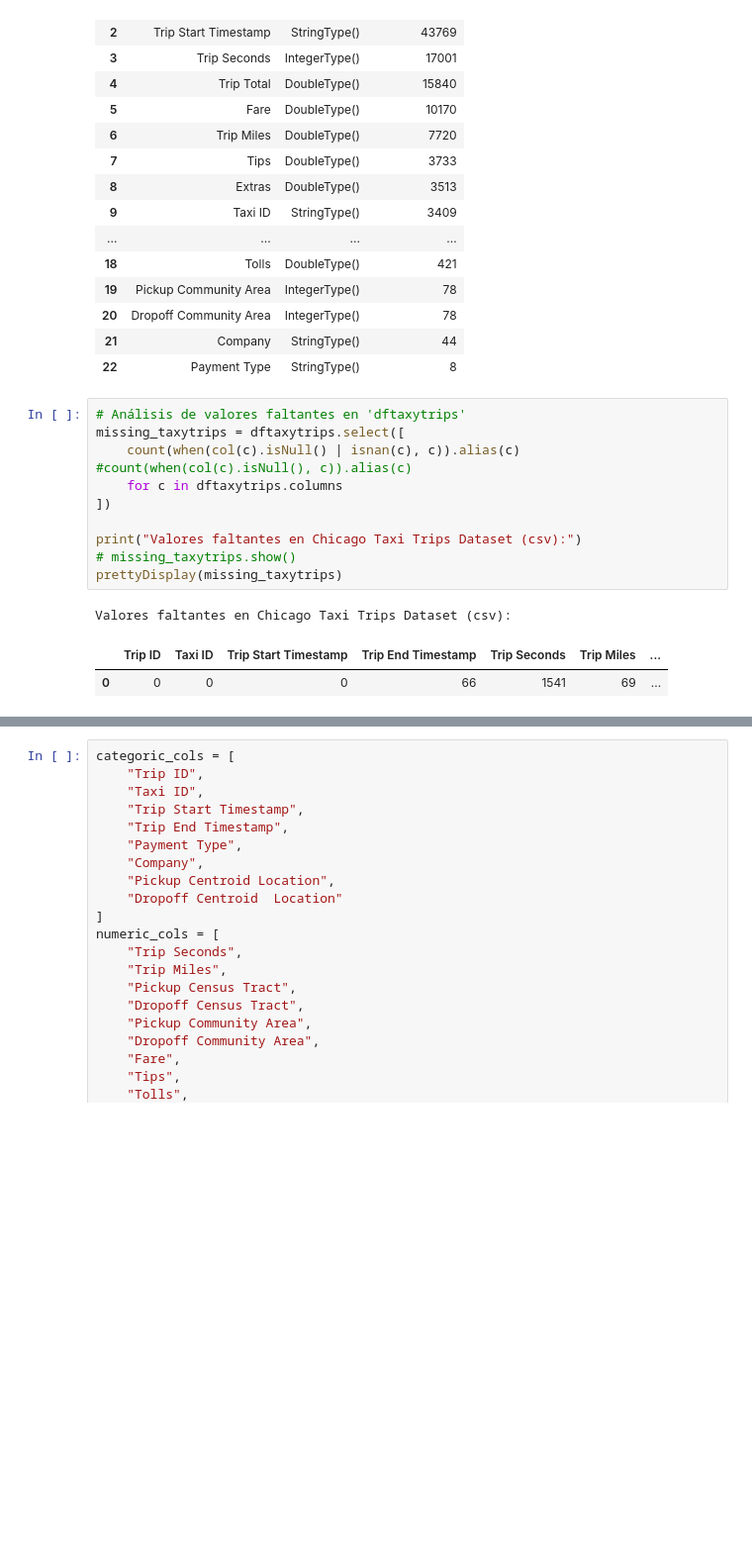
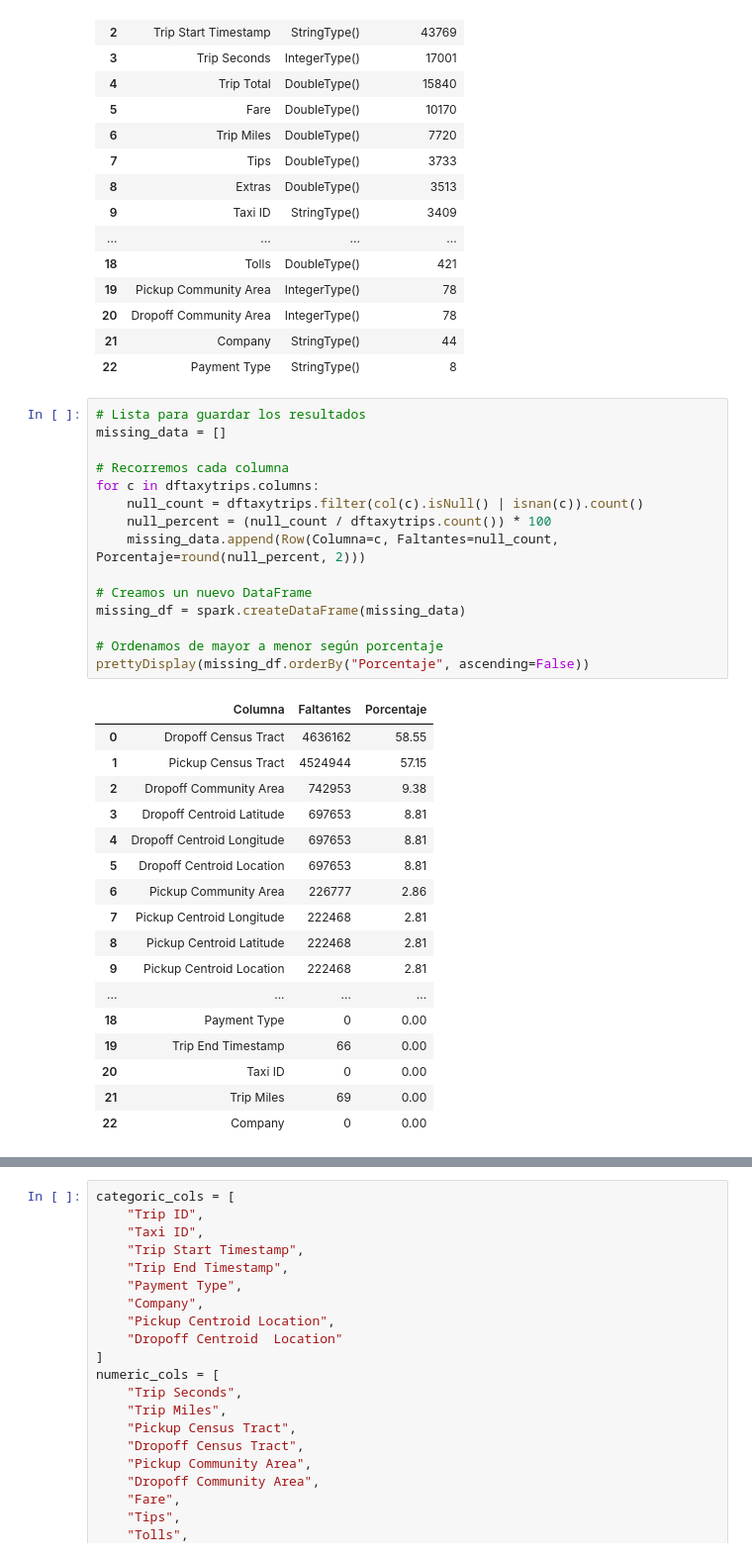
Before and after one commit to Dustec/BigData-Team26, a Jupyter notebook: Notebook.ipynb, the cells around one changed output, grey strips where cells are left out. Shown at 99% size. Cells and saved outputs as stored; diff of their text form; blank space fills up the shorter version.

```diff
--- a/Notebook.ipynb
+++ b/Notebook.ipynb
@@ -170,17 +175,36 @@ prettyDisplay(unique_df.orderBy("ValoresUnicos", ascending=False))
 | 20 | Dropoff Community Area | IntegerType() | 78 |
 | 21 | Company | StringType() | 44 |
 | 22 | Payment Type | StringType() | 8 |
-# %%
-# Análisis de valores faltantes en 'dftaxytrips'
-missing_taxytrips = dftaxytrips.select([
-    count(when(col(c).isNull() | isnan(c), c)).alias(c) #count(when(col(c).isNull(), c)).alias(c)
-    for c in dftaxytrips.columns
-])
-
-print("Valores faltantes en Chicago Taxi Trips Dataset (csv):")
-# missing_taxytrips.show()
-prettyDisplay(missing_taxytrips)
-# %% [output]
-Valores faltantes en Chicago Taxi Trips Dataset (csv):
-|  | Trip ID | Taxi ID | Trip Start Timestamp | Trip End Timestamp | Trip Seconds | Trip Miles | ... |
-| 0 | 0 | 0 | 0 | 66 | 1541 | 69 | ... |
+# %%
+# Lista para guardar los resultados
+missing_data = []
+
+# Recorremos cada columna
+for c in dftaxytrips.columns:
+    null_count = dftaxytrips.filter(col(c).isNull() | isnan(c)).count()
+    null_percent = (null_count / dftaxytrips.count()) * 100
+    missing_data.append(Row(Columna=c, Faltantes=null_count, Porcentaje=round(null_percent, 2)))
+
+# Creamos un nuevo DataFrame
+missing_df = spark.createDataFrame(missing_data)
+
+# Ordenamos de mayor a menor según porcentaje
+prettyDisplay(missing_df.orderBy("Porcentaje", ascending=False))
+# %% [output]
+|  | Columna | Faltantes | Porcentaje |
+| 0 | Dropoff Census Tract | 4636162 | 58.55 |
+| 1 | Pickup Census Tract | 4524944 | 57.15 |
+| 2 | Dropoff Community Area | 742953 | 9.38 |
+| 3 | Dropoff Centroid Latitude | 697653 | 8.81 |
+| 4 | Dropoff Centroid Longitude | 697653 | 8.81 |
+| 5 | Dropoff Centroid Location | 697653 | 8.81 |
+| 6 | Pickup Community Area | 226777 | 2.86 |
+| 7 | Pickup Centroid Longitude | 222468 | 2.81 |
+| 8 | Pickup Centroid Latitude | 222468 | 2.81 |
+| 9 | Pickup Centroid Location | 222468 | 2.81 |
+| ... | ... | ... | ... |
+| 18 | Payment Type | 0 | 0.00 |
+| 19 | Trip End Timestamp | 66 | 0.00 |
+| 20 | Taxi ID | 0 | 0.00 |
+| 21 | Trip Miles | 69 | 0.00 |
+| 22 | Company | 0 | 0.00 |
```
Also changed, not shown: parts of 7 cells of this notebook.
